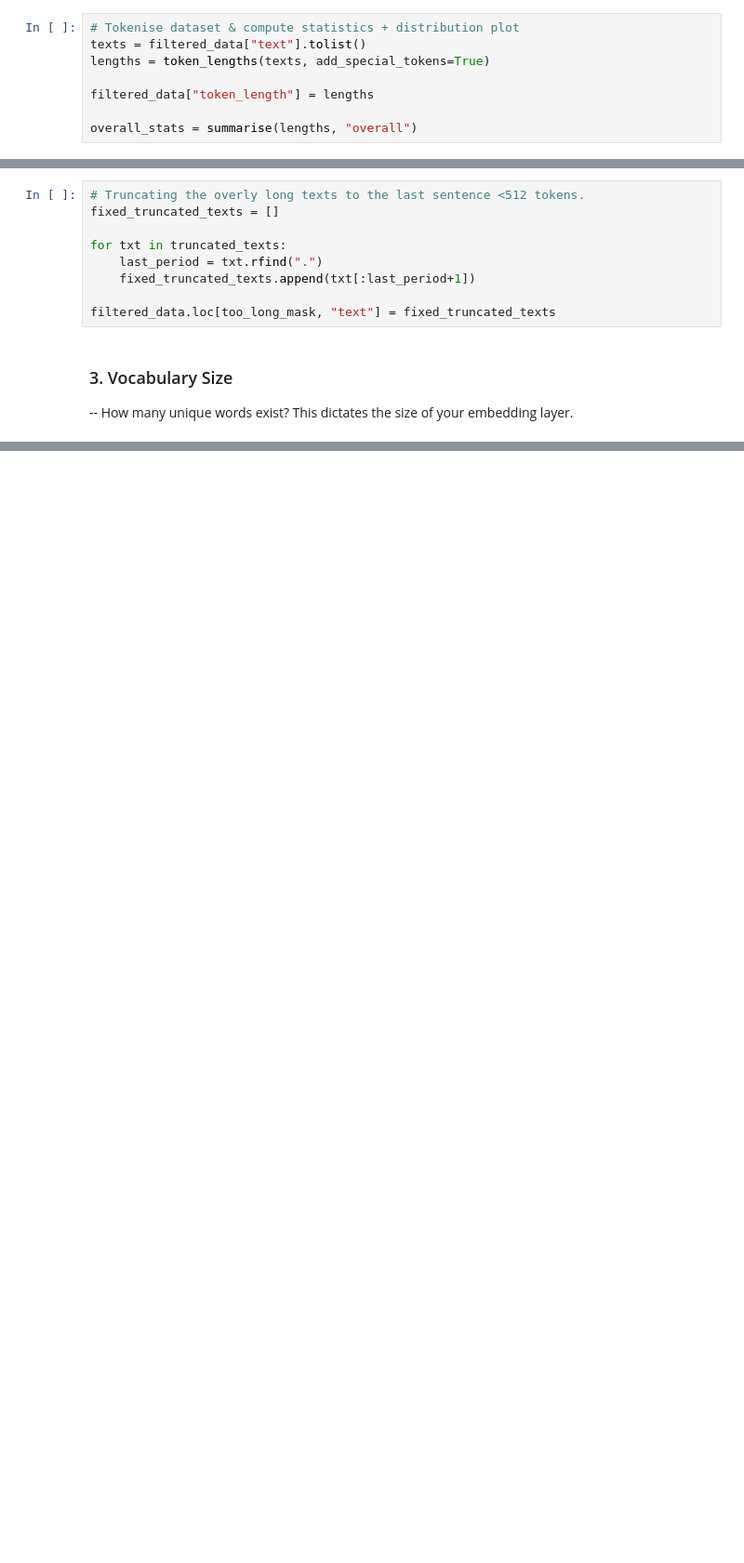
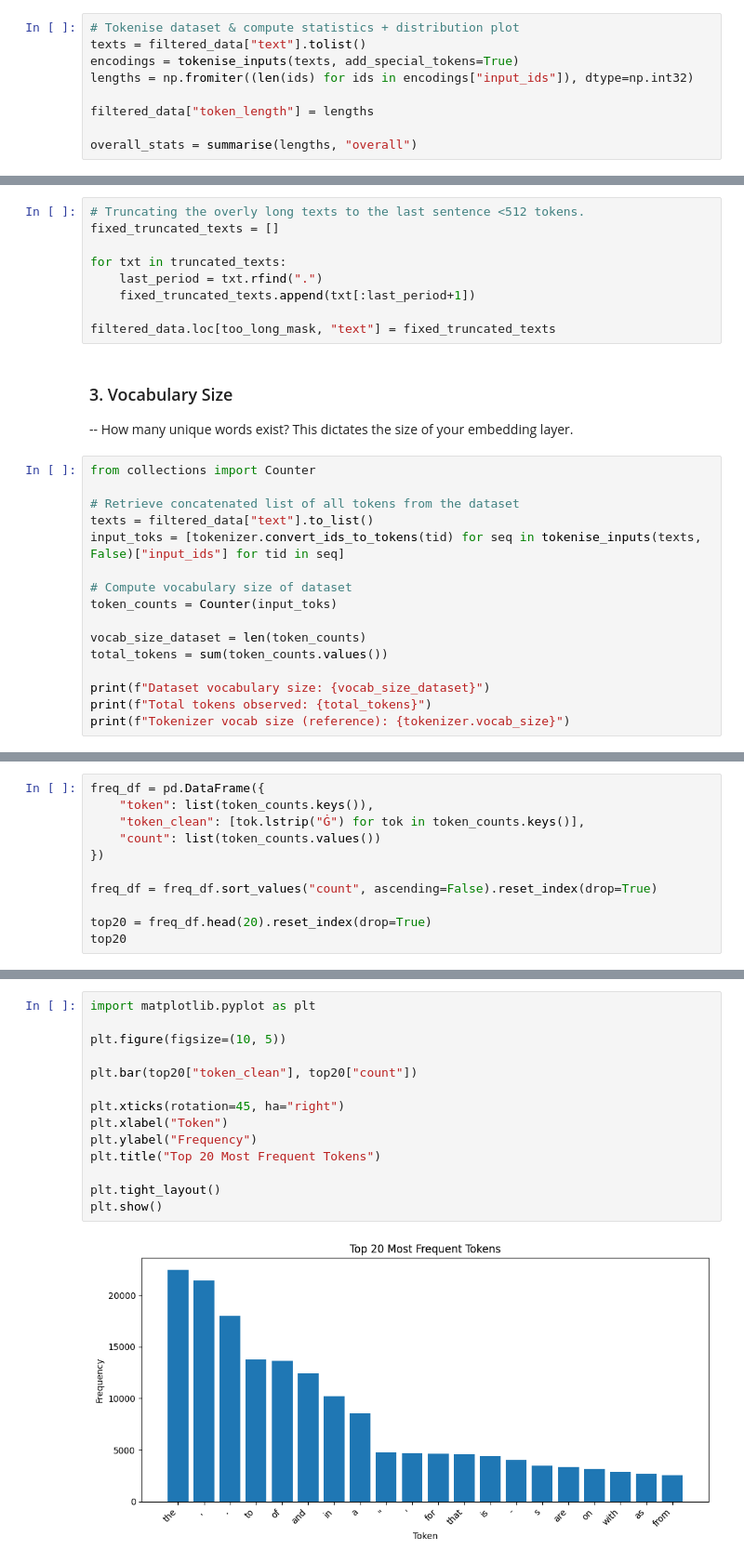
Before and after one commit to AngadK89/60035_nlp_cw, a Jupyter notebook: eda.ipynb, the cells around one changed output, grey strips where cells are left out. Shown at 93% size. Cells and saved outputs as stored; diff of their text form; blank space fills up the shorter version.

Commit message:
feat: Implemented vocab analysis.

```diff
--- a/eda.ipynb
+++ b/eda.ipynb
@@ -181,7 +179,8 @@ def overflow_metrics(arr: np.ndarray, max_len: int, name: str) -> tuple[pd.DataF
 # %%
 # Tokenise dataset & compute statistics + distribution plot
 texts = filtered_data["text"].tolist()
-lengths = token_lengths(texts, add_special_tokens=True)
+encodings = tokenise_inputs(texts, add_special_tokens=True)
+lengths = np.fromiter((len(ids) for ids in encodings["input_ids"]), dtype=np.int32)
 
 filtered_data["token_length"] = lengths
 
@@ -292,3 +292,19 @@ filtered_data.loc[too_long_mask, "text"] = fixed_truncated_texts
 # %% [markdown]
 ### 3. Vocabulary Size
  -- How many unique words exist? This dictates the size of your embedding layer.
+# %%
+from collections import Counter
+
+# Retrieve concatenated list of all tokens from the dataset
+texts = filtered_data["text"].to_list()
+input_toks = [tokenizer.convert_ids_to_tokens(tid) for seq in tokenise_inputs(texts, False)["input_ids"] for tid in seq]
+
+# Compute vocabulary size of dataset
+token_counts = Counter(input_toks)
+
+vocab_size_dataset = len(token_counts)
+total_tokens = sum(token_counts.values())
+
+print(f"Dataset vocabulary size: {vocab_size_dataset}")
+print(f"Total tokens observed: {total_tokens}")
+print(f"Tokenizer vocab size (reference): {tokenizer.vocab_size}")
@@ -294,0 +315,11 @@ filtered_data.loc[too_long_mask, "text"] = fixed_truncated_texts
+# %%
+freq_df = pd.DataFrame({
+    "token": list(token_counts.keys()),
+    "token_clean": [tok.lstrip("Ġ") for tok in token_counts.keys()],
+    "count": list(token_counts.values())
+})
+
+freq_df = freq_df.sort_values("count", ascending=False).reset_index(drop=True)
+
+top20 = freq_df.head(20).reset_index(drop=True)
+top20
@@ -294,0 +356,16 @@ filtered_data.loc[too_long_mask, "text"] = fixed_truncated_texts
+# %%
+import matplotlib.pyplot as plt
+
+plt.figure(figsize=(10, 5))
+
+plt.bar(top20["token_clean"], top20["count"])
+
+plt.xticks(rotation=45, ha="right")
+plt.xlabel("Token")
+plt.ylabel("Frequency")
+plt.title("Top 20 Most Frequent Tokens")
+
+plt.tight_layout()
+plt.show()
+# %% [output]
+[figure, added]
```
Also changed, not shown: parts of 6 cells of this notebook, 1 other file.
